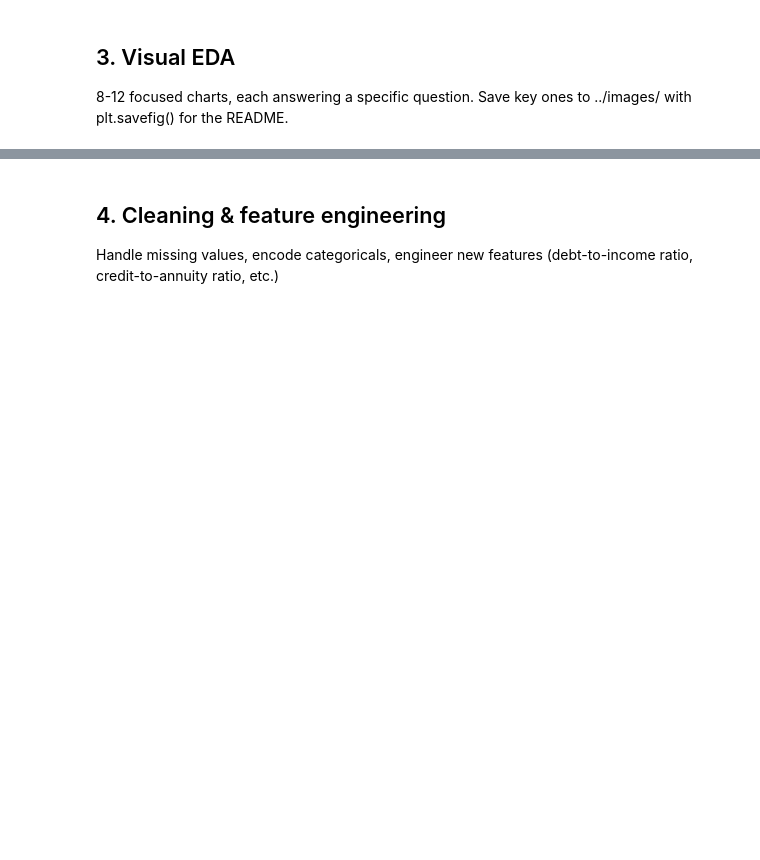
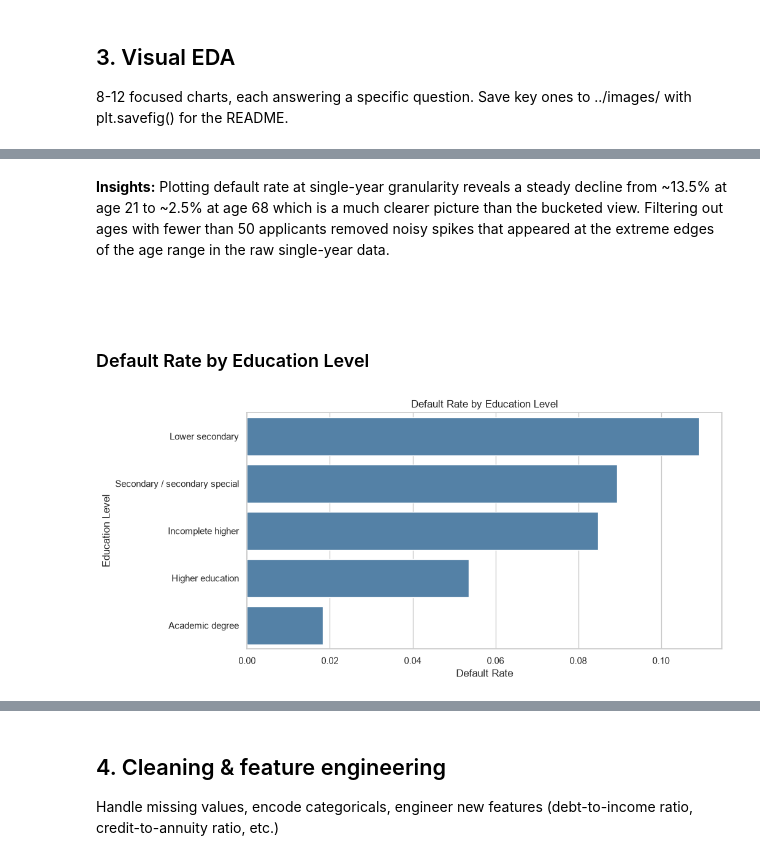
Before and after one commit to IanCode212/Credit_Risk_default_prediction, a Jupyter notebook: notebooks/01_analysis.ipynb, the cells around one changed output, grey strips where cells are left out. Cells and saved outputs as stored; diff of their text form; code cells hidden in the pictures; blank space fills up the shorter version.

```diff
--- a/notebooks/01_analysis.ipynb
+++ b/notebooks/01_analysis.ipynb
@@ -35,0 +223,30 @@ Write SQL queries here for: default rate by income bracket, age, education, empl
+# %% [markdown]
+**Insights:** Plotting default rate at single-year granularity reveals a steady decline
+from ~13.5% at age 21 to ~2.5% at age 68 which is a much clearer picture than the bucketed
+view. Filtering out ages with fewer than 50 applicants removed noisy spikes that
+appeared at the extreme edges of the age range in the raw single-year data.
+# %% [markdown]
+###
+# %% [markdown]
+### Default Rate by Education Level
+# %%
+query_edu = '''
+SELECT
+  NAME_EDUCATION_TYPE AS education,
+  AVG(TARGET) AS default_rate,
+  COUNT(*) AS n
+FROM applications
+GROUP BY education
+ORDER BY default_rate DESC
+'''
+edu_data = pd.read_sql(query_edu, engine)
+
+plt.figure(figsize=(10, 5))
+sns.barplot(data=edu_data, x='default_rate', y='education', color='steelblue')
+plt.xlabel('Default Rate')
+plt.ylabel('Education Level')
+plt.title('Default Rate by Education Level')
+plt.savefig("C:\\Users\\Ian\\OneDrive\\Desktop\\credit-risk-default-prediction\\images\\default_rate_by_education.png", dpi=150, bbox_inches='tight')
+plt.show()
+# %% [output]
+[figure, added]
```
Also changed, not shown: parts of 35 cells of this notebook, 7 other files.
